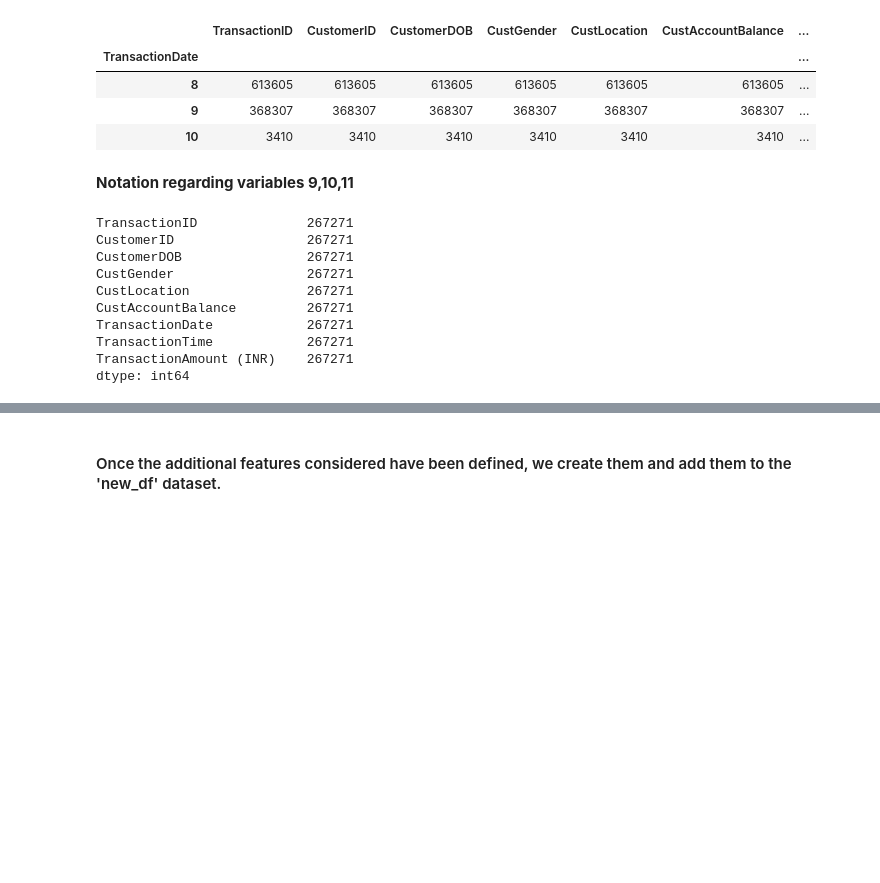
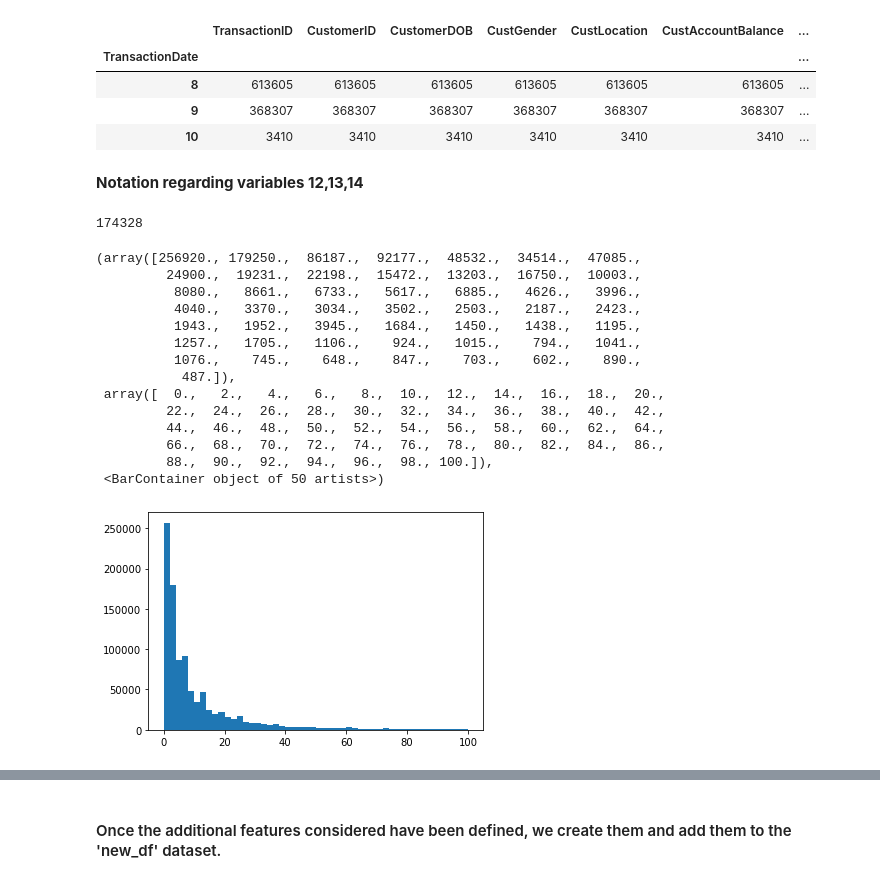
Before and after one commit to Gianlufrez/ADM_HW4, a Jupyter notebook: Question_2_adm.ipynb, the cells around one changed output, grey strips where cells are left out. Cells and saved outputs as stored; diff of their text form; code cells hidden in the pictures; blank space fills up the shorter version.

```diff
--- a/Question_2_adm.ipynb
+++ b/Question_2_adm.ipynb
@@ -281,24 +282,33 @@ df.groupby(df['TransactionDate'].dt.month).count()
 | 9 | 368307 | 368307 | 368307 | 368307 | 368307 | 368307 | ... |
 | 10 | 3410 | 3410 | 3410 | 3410 | 3410 | 3410 | ... |
 # %% [markdown]
-**Notation regarding variables 9,10,11**
+**Notation regarding variables 12,13,14**
 # %%
 #I WOULD LIKE TO MAKE A RANGE BAR PLOT, THAT IS TO COUNT THE NUMBER OF TRANSACTIONS BETWEEN 100 AND 500, THEN THE ONE BETWEEN 500 AND 2000,
 #THE ONE BETWEEN 2000 AND 10000 ETC AND I WOULD LIKE TO SHOW THAT THERE ARE ONLY 47K TRANSACTIONS> OF 5000 SO I DECIDED TO CREATE THE VARIABLES> 500,
 #> 1000 and> 5000. THAT MEANS, I TAKEN INTERVALS NOT THAT GREAT BECAUSE OTHERWISE HAD LITTLE SENSE.
 #FOR NOW I CAN SHOW WHAT I SAID WITH A COMMAND BUT IT WAS NICE TO MAKE A GRAPH THAT SHOWED IT BUT I DON'T KNOW HOW TO DO IT
-#df[df['TransactionAmount (INR)'] > 500].count()
-df[df['TransactionAmount (INR)'] > 1000].count()
-#df[df['TransactionAmount (INR)'] > 2000].count()
-#df[df['TransactionAmount (INR)'] > 5000].count()
+df.TransactionID[df['TransactionAmountUSD'] > 20].count()
+#df[df['TransactionAmountUSD'] > 1000].count()
+#df[df['TransactionAmountUSD'] > 2000].count()
+#df[df['TransactionAmountUSD'] > 5000].count()
 # %% [output]
-TransactionID              267271
-CustomerID                 267271
-CustomerDOB                267271
-CustGender                 267271
-CustLocation               267271
-CustAccountBalance         267271
-TransactionDate            267271
-TransactionTime            267271
-TransactionAmount (INR)    267271
-dtype: int64
+174328
+# %%
+plt.hist(df.TransactionAmountUSD, range=[0,100], bins = 50)
+# %% [output]
+(array([256920., 179250.,  86187.,  92177.,  48532.,  34514.,  47085.,
+         24900.,  19231.,  22198.,  15472.,  13203.,  16750.,  10003.,
+          8080.,   8661.,   6733.,   5617.,   6885.,   4626.,   3996.,
+          4040.,   3370.,   3034.,   3502.,   2503.,   2187.,   2423.,
+          1943.,   1952.,   3945.,   1684.,   1450.,   1438.,   1195.,
+          1257.,   1705.,   1106.,    924.,   1015.,    794.,   1041.,
+          1076.,    745.,    648.,    847.,    703.,    602.,    890.,
+           487.]),
+ array([  0.,   2.,   4.,   6.,   8.,  10.,  12.,  14.,  16.,  18.,  20.,
+         22.,  24.,  26.,  28.,  30.,  32.,  34.,  36.,  38.,  40.,  42.,
+         44.,  46.,  48.,  50.,  52.,  54.,  56.,  58.,  60.,  62.,  64.,
+         66.,  68.,  70.,  72.,  74.,  76.,  78.,  80.,  82.,  84.,  86.,
+         88.,  90.,  92.,  94.,  96.,  98., 100.]),
+ <BarContainer object of 50 artists>)
+[figure, added]
```
Also changed, not shown: parts of 58 cells of this notebook.
